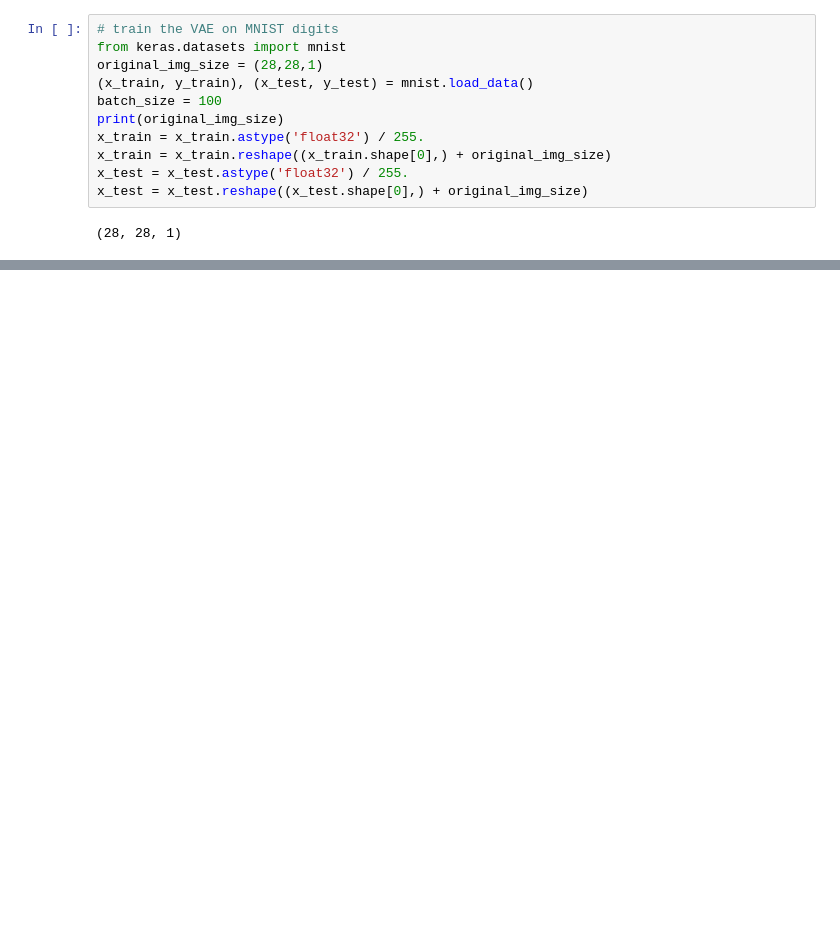
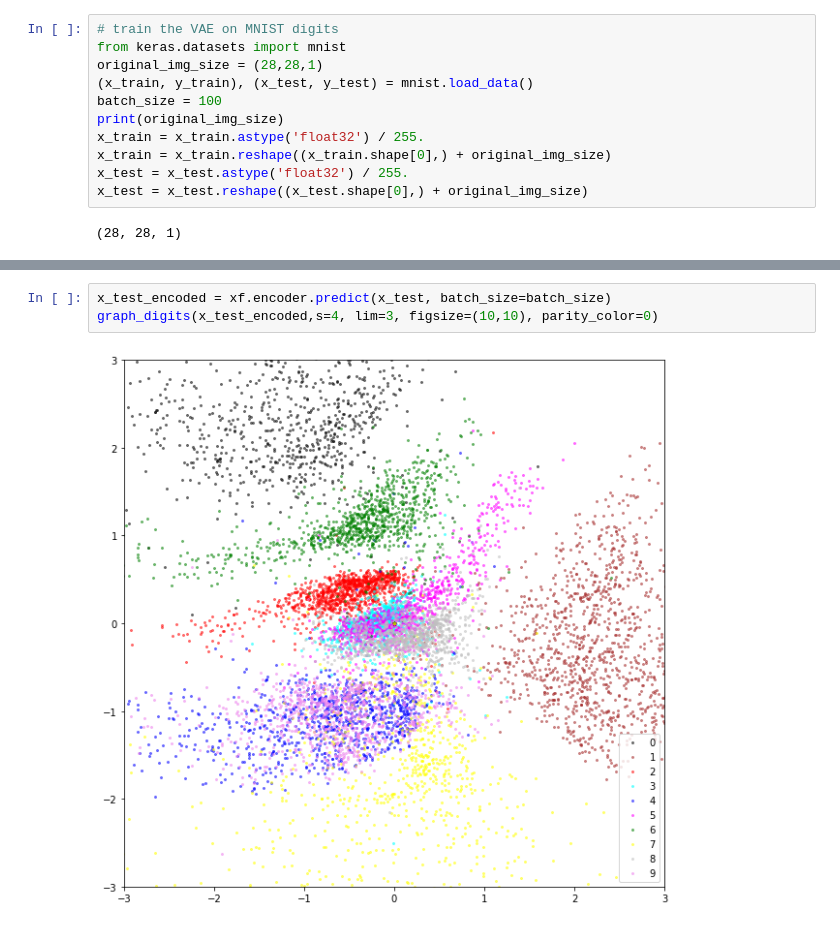
Before and after one commit to prefrontalvortex/crossfire, a Jupyter notebook: crosser2.ipynb, the cells around one changed output, grey strips where cells are left out. Saved outputs shown, nothing was run; the diff lists cells and outputs as text; blank space fills up the shorter version.

```diff
--- a/crosser2.ipynb
+++ b/crosser2.ipynb
@@ -611,0 +678,5 @@ KeyboardInterrupt:
+# %%
+x_test_encoded = xf.encoder.predict(x_test, batch_size=batch_size)
+graph_digits(x_test_encoded,s=4, lim=3, figsize=(10,10), parity_color=0)
+# %% [output]
+[figure, added]
```
Also changed, not shown: parts of 12 cells of this notebook.
